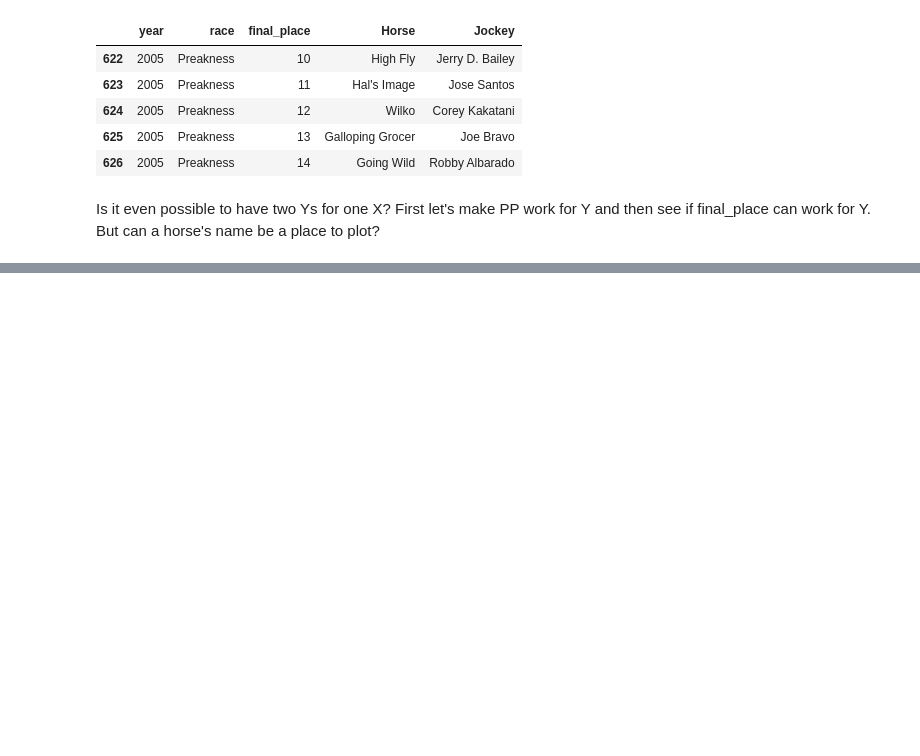
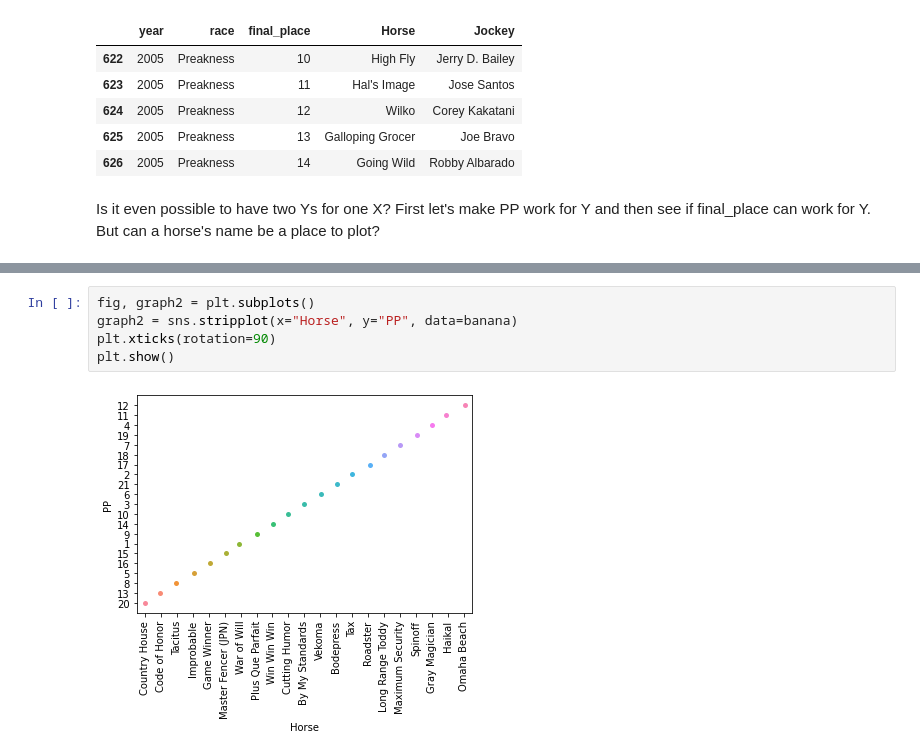
Before and after one commit to cmuhs/Derby_Dataset, a Jupyter notebook: TCR_Dataset.ipynb, the cells around one changed output, grey strips where cells are left out. Saved outputs shown, nothing was run; the diff lists cells and outputs as text; blank space fills up the shorter version.

```diff
--- a/TCR_Dataset.ipynb
+++ b/TCR_Dataset.ipynb
@@ -128,3 +128,10 @@ plt.xticks(rotation=90)
 plt.show()
 # %% [output]
 [figure]
+# %%
+fig, graph2 = plt.subplots()
+graph2 = sns.stripplot(x="Horse", y="PP", data=banana)
+plt.xticks(rotation=90)
+plt.show()
+# %% [output]
+[figure, added]
```
Also changed, not shown: parts of 4 cells of this notebook.
